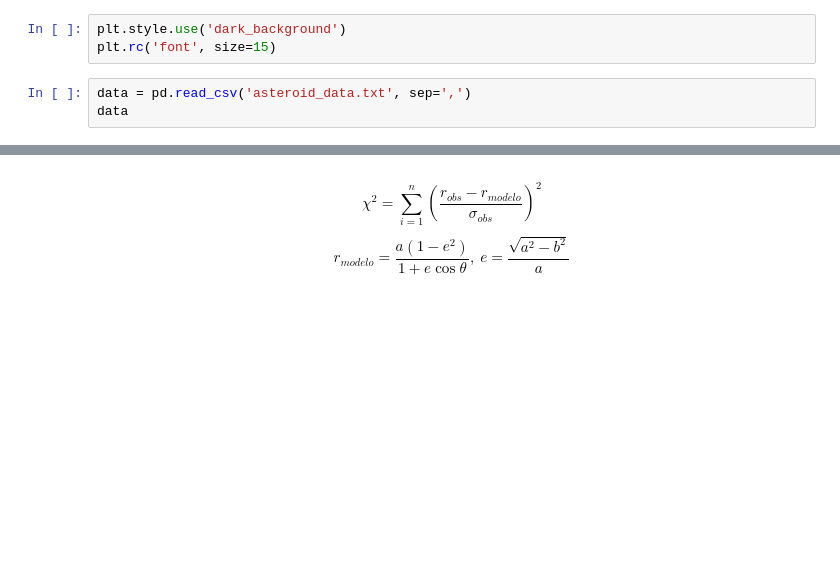
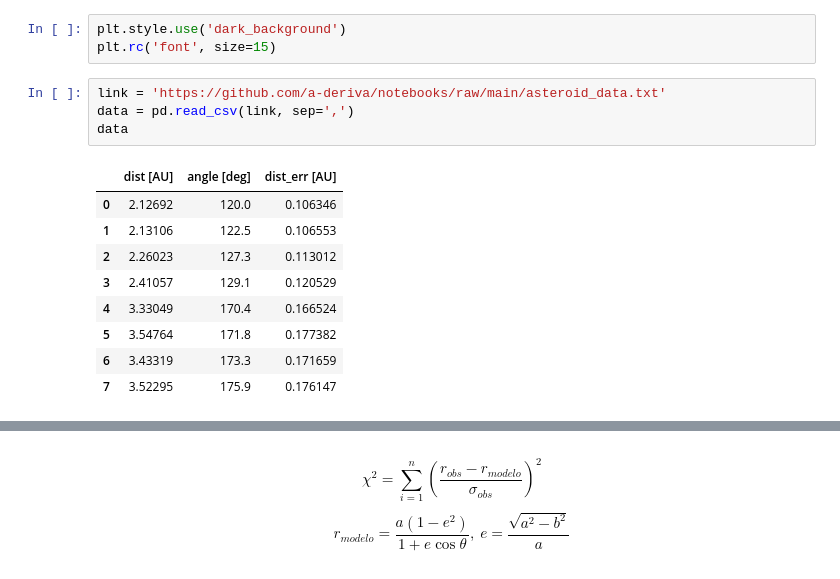
Before and after one commit to a-deriva/notebooks, a Jupyter notebook: asteroide_original.ipynb, the cells around one changed output, grey strips where cells are left out. Saved outputs shown, nothing was run; the diff lists cells and outputs as text; blank space fills up the shorter version.

```diff
--- a/asteroide_original.ipynb
+++ b/asteroide_original.ipynb
@@ -8,9 +8,20 @@ import time
 # %%
 plt.style.use('dark_background')
 plt.rc('font', size=15)
-# %%
-data = pd.read_csv('asteroid_data.txt', sep=',')
-data
+# %%
+link = 'https://github.com/a-deriva/notebooks/raw/main/asteroid_data.txt'
+data = pd.read_csv(link, sep=',')
+data
+# %% [output]
+|  | dist [AU] | angle [deg] | dist_err [AU] |
+| 0 | 2.12692 | 120.0 | 0.106346 |
+| 1 | 2.13106 | 122.5 | 0.106553 |
+| 2 | 2.26023 | 127.3 | 0.113012 |
+| 3 | 2.41057 | 129.1 | 0.120529 |
+| 4 | 3.33049 | 170.4 | 0.166524 |
+| 5 | 3.54764 | 171.8 | 0.177382 |
+| 6 | 3.43319 | 173.3 | 0.171659 |
+| 7 | 3.52295 | 175.9 | 0.176147 |
 # %%
 fig = plt.figure(figsize=[10, 8])
 ax = fig.add_subplot(111, projection='polar')
```
Also changed, not shown: parts of 4 cells of this notebook.
